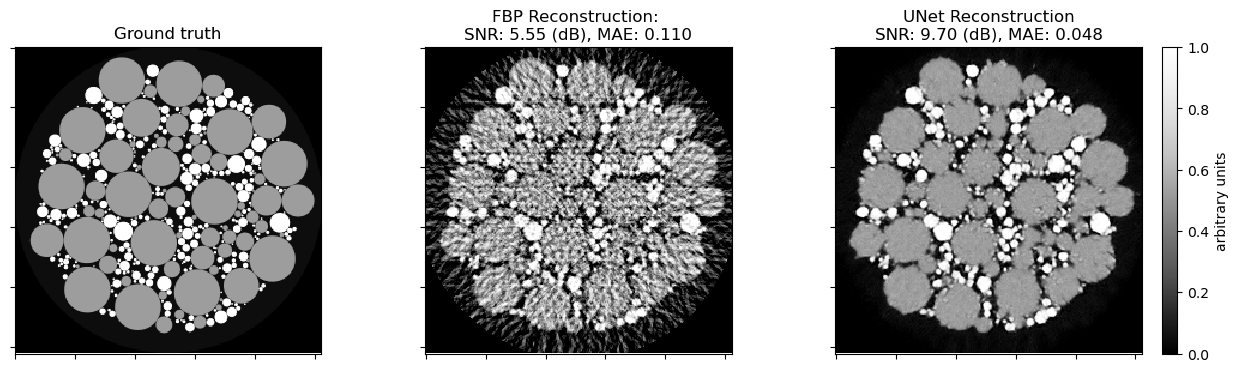
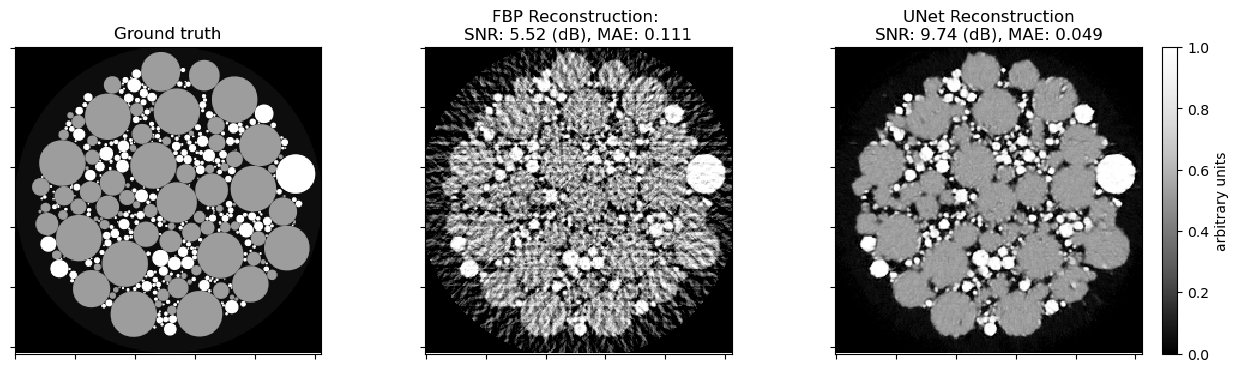
The change to this notebook cell's code, shown as a diff; its figure went from the first image to the second:
--- before
+++ after
@@ -1,4 +1,4 @@
 key = jax.random.PRNGKey(123)
-indx = jax.random.randint(key, shape=(1,), minval=0, maxval=test_nimg)[0]
+indx = jax.random.randint(key, shape=(1,), minval=0, maxval=maxn)[0]
 
 fig, ax = plot.subplots(nrows=1, ncols=3, figsize=(15, 5))

Commit: Rerun notebooks